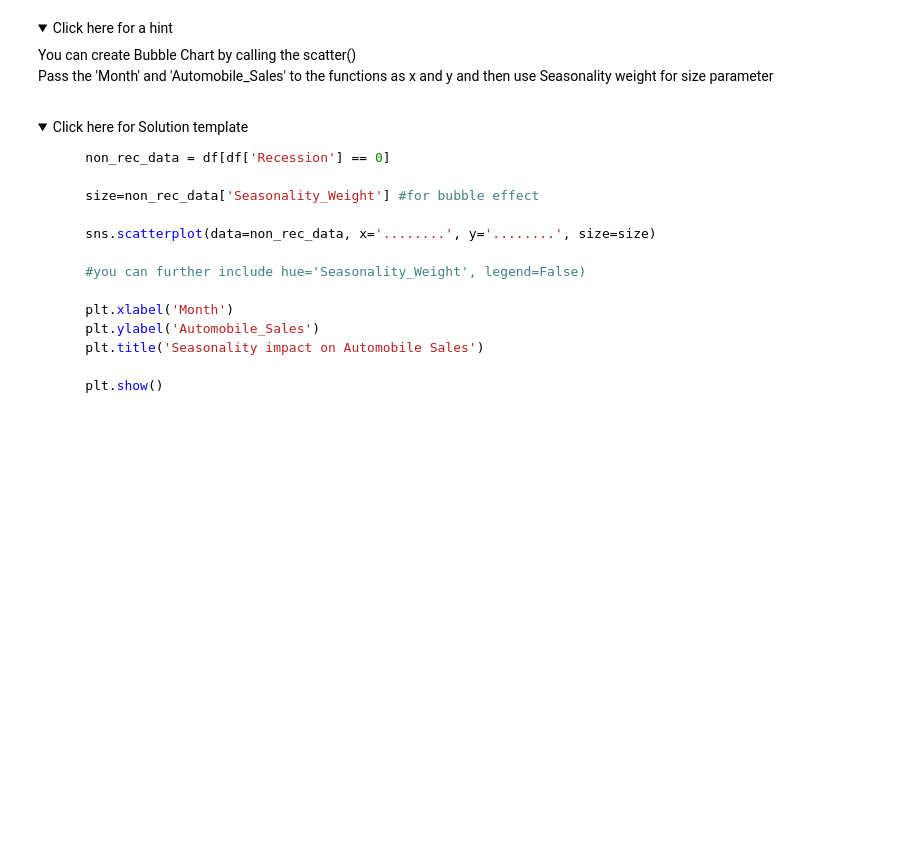
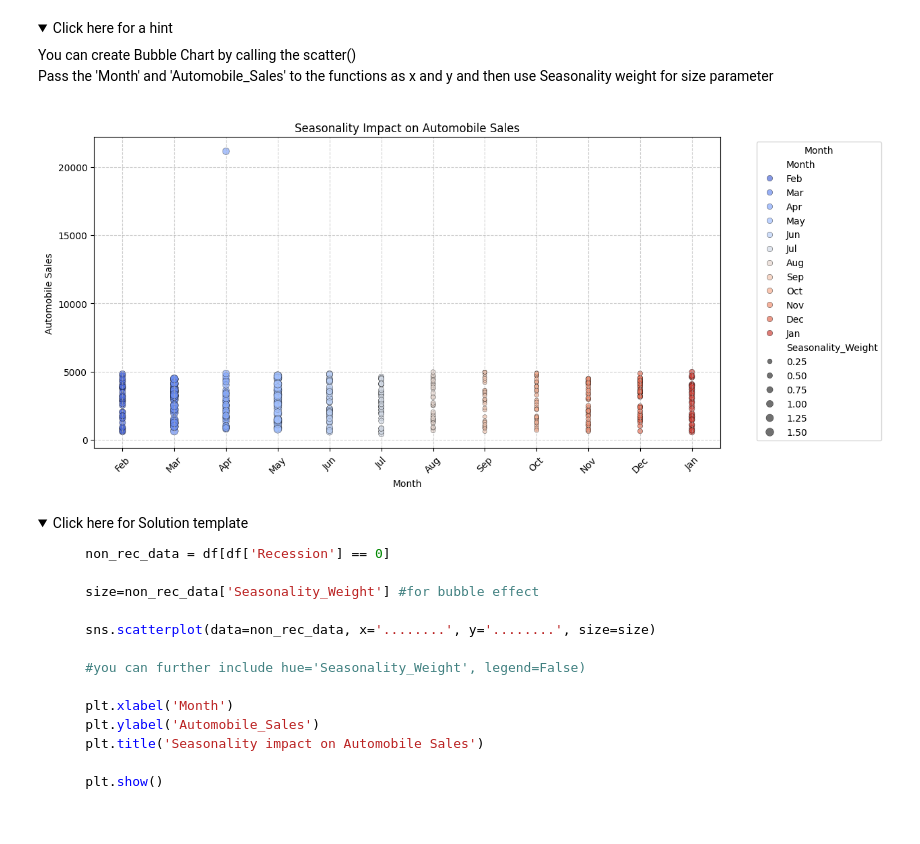
Before and after one commit to MoetezAbbassi/Python-Projects, a Jupyter notebook: IBM Data Analytics mini-projects/Data Visualization/DV0101EN-Final-Assignment-Part1-v2.ipynb, the cells around one changed output. Saved outputs shown, nothing was run; the diff lists cells and outputs as text; code cells hidden in the pictures; folded sections open; blank space fills up the shorter version.

```diff
--- a/IBM Data Analytics mini-projects/Data Visualization/DV0101EN-Final-Assignment-Part1-v2.ipynb
+++ b/IBM Data Analytics mini-projects/Data Visualization/DV0101EN-Final-Assignment-Part1-v2.ipynb
@@ -615,6 +615,34 @@ Title this plot as 'Seasonality impact on Automobile Sales'
      You can create Bubble Chart by calling the scatter()
         <br>Pass the 'Month' and 'Automobile_Sales' to the functions as x and y and then use Seasonality weight for size parameter</p>
 </details>
+# %%
+non_recession_data = df[df['Recession'] == 0]
+
+plt.figure(figsize=(12, 6))
+sns.scatterplot(
+    x='Month',
+    y='Automobile_Sales',
+    size='Seasonality_Weight',
+    hue='Month',
+    data=non_recession_data,
+    palette='coolwarm',
+    edgecolor='black',
+    alpha=0.7
+)
+
+plt.xlabel('Month')
+plt.ylabel('Automobile Sales')
+plt.title('Seasonality Impact on Automobile Sales')
+
+plt.legend(title='Month', bbox_to_anchor=(1.05, 1), loc='upper left')
+
+plt.xticks(rotation=45)
+plt.grid(True, linestyle='--', alpha=0.6)
+
+# Show plot
+plt.show()
+# %% [output]
+[figure, added]
 # %% [markdown]
 <details>
 <summary>Click here for Solution template</summary>
```
Also changed, not shown: parts of 8 cells of this notebook, 1 other file.
